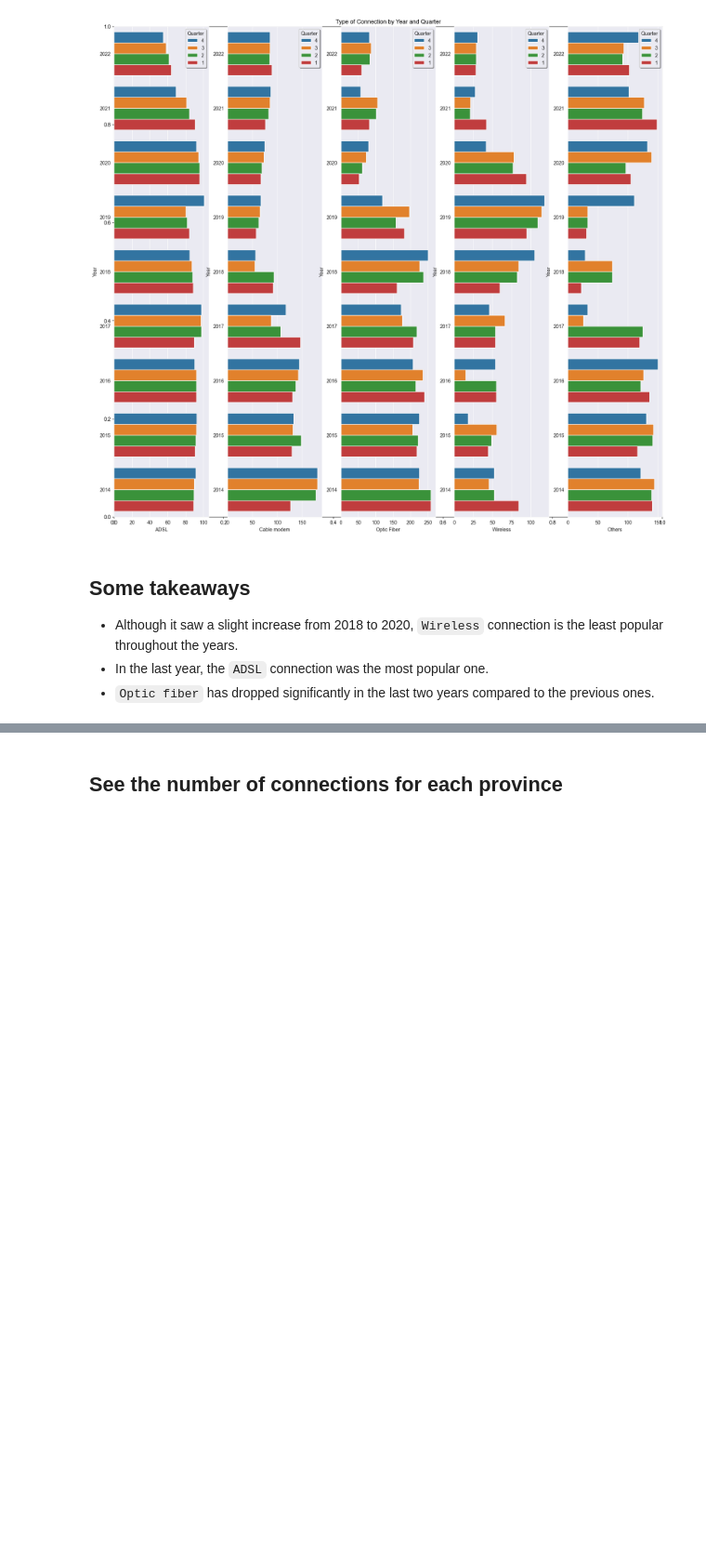
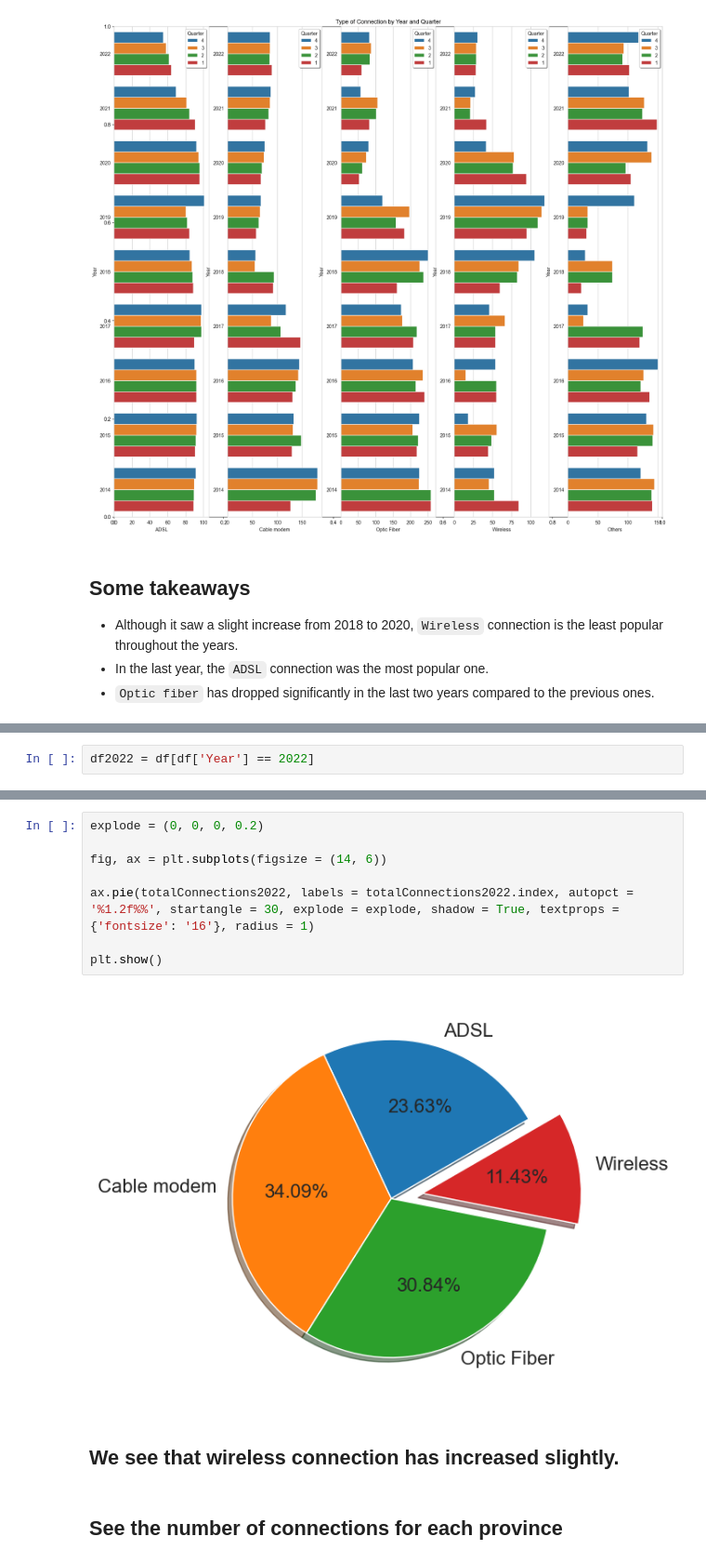
Before and after one commit to PatoMarzi/InternetAccess, a Jupyter notebook: EDAs/Internet_Access_and_Speed.ipynb, the cells around one changed output, grey strips where cells are left out. Shown at 93% size. Cells and saved outputs as stored; diff of their text form; blank space fills up the shorter version.

```diff
--- a/EDAs/Internet_Access_and_Speed.ipynb
+++ b/EDAs/Internet_Access_and_Speed.ipynb
@@ -225,0 +234,2 @@ plt.show()
+# %%
+df2022 = df[df['Year'] == 2022]
@@ -226,3 +268,15 @@ plt.show()
+# %%
+explode = (0, 0, 0, 0.2)
+
+fig, ax = plt.subplots(figsize = (14, 6))
+
+ax.pie(totalConnections2022, labels = totalConnections2022.index, autopct = '%1.2f%%', startangle = 30, explode = explode, shadow = True, textprops = {'fontsize': '16'}, radius = 1)
+
+plt.show()
+# %% [output]
+[figure, added]
+# %% [markdown]
+## We see that wireless connection has increased slightly.
 # %% [markdown]
 ## See the number of connections for each province
 # %%
```
Also changed, not shown: parts of 19 cells of this notebook, 2 other files.
